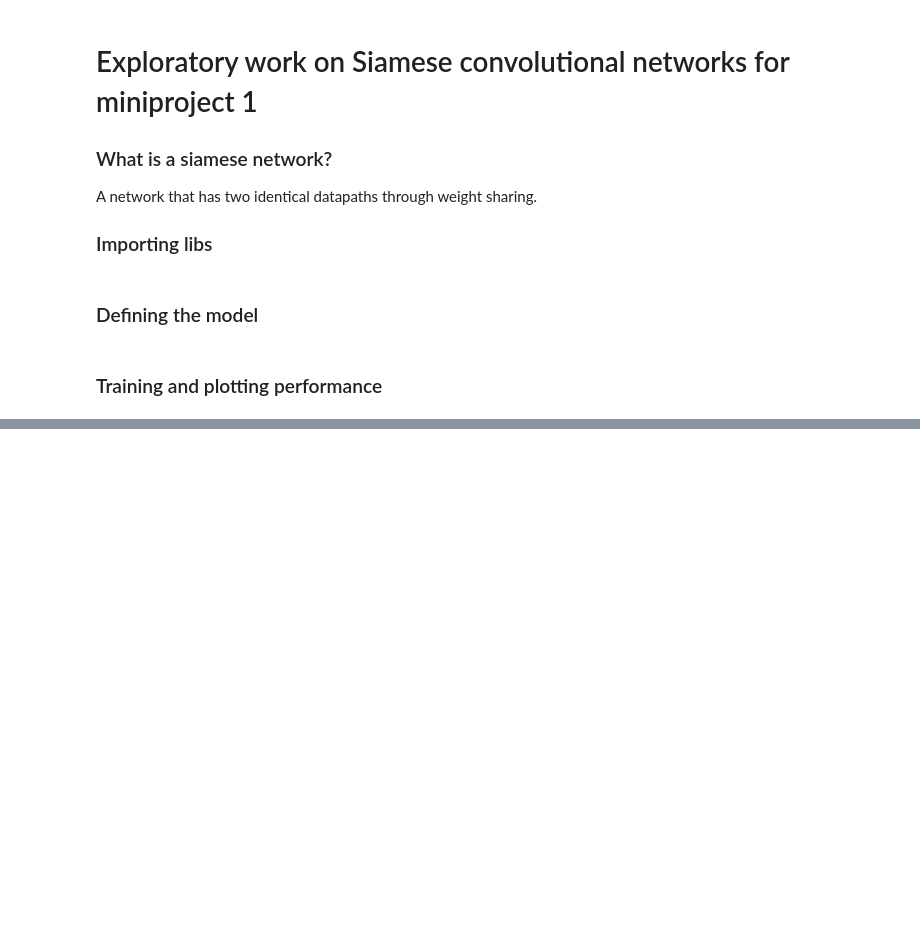
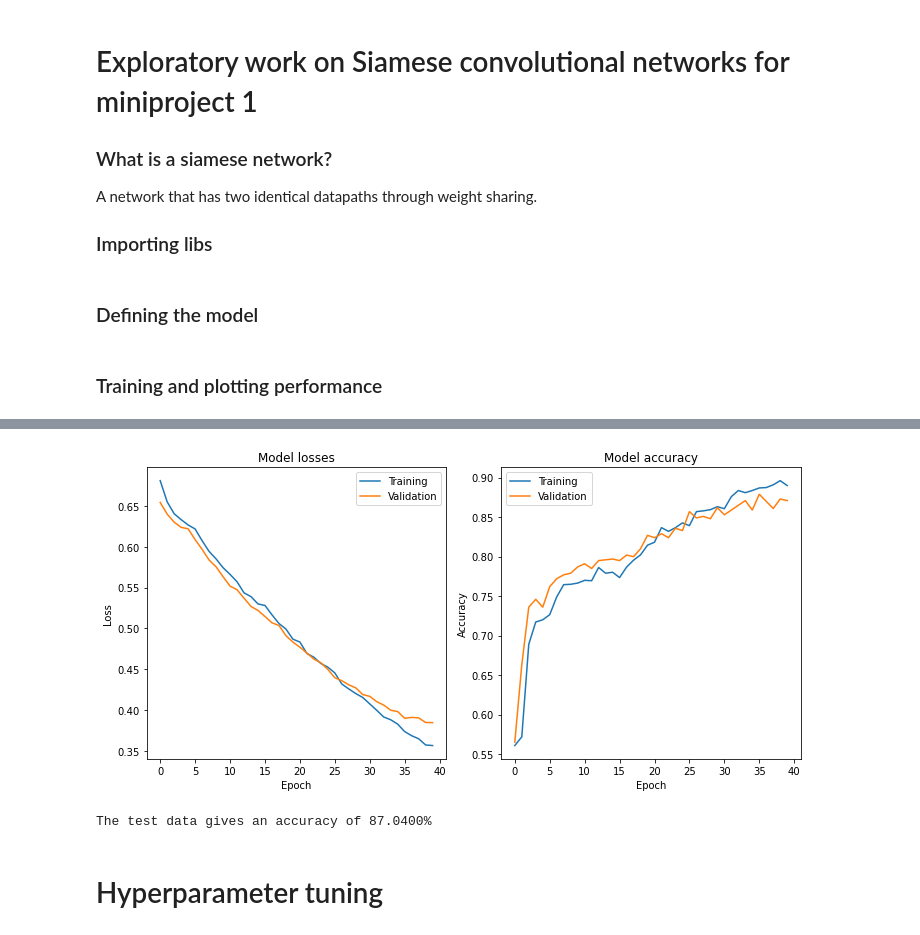
Before and after one commit to aalshabaan/EE-559Proj, a Jupyter notebook: Abed.ipynb, the cells around one changed output, grey strips where cells are left out. Saved outputs shown, nothing was run; the diff lists cells and outputs as text; code cells hidden in the pictures; blank space fills up the shorter version.

```diff
--- a/Abed.ipynb
+++ b/Abed.ipynb
@@ -87,0 +129,36 @@ plt.show()
+# %%
+train_data, test_data = utils.read_input(100, single_channel=False, pairs=5000)
+
+epochs, lr, loss, optimizer, batch_size = 40, 2e-3, 'cross_entropy', 'Adam', 500
+model = SiameseNet2()
+train_loss, train_acc, val_loss, val_acc = utils.train_model(model, train_dataset=train_data, batch_size=batch_size, learning_rate=lr,
+                                                             optimizer=optimizer, loss=loss, epochs=epochs,
+                                                             verbose=False, cuda=True)
+
+plt.figure(figsize=(10,5))
+
+plt.subplot(121)
+plt.plot(train_loss)
+plt.plot(val_loss)
+plt.title('Model losses')
+plt.legend(['Training', 'Validation'])
+plt.xlabel('Epoch')
+plt.ylabel('Loss')
+
+plt.subplot(122)
+plt.plot(train_acc)
+plt.plot(val_acc)
+plt.title('Model accuracy')
+plt.legend(['Training', 'Validation'])
+plt.xlabel('Epoch')
+plt.ylabel('Accuracy')
+
+plt.tight_layout()
+plt.show()
+
+print(f'The test data gives an accuracy of {100*utils.evaluate_model(model, test_data, True, 500):.4f}%')
+# %% [output]
+[figure, added]
+The test data gives an accuracy of 87.0400%
+# %% [markdown]
+# Hyperparameter tuning
```
Also changed, not shown: parts of 4 cells of this notebook, 2 other files.
